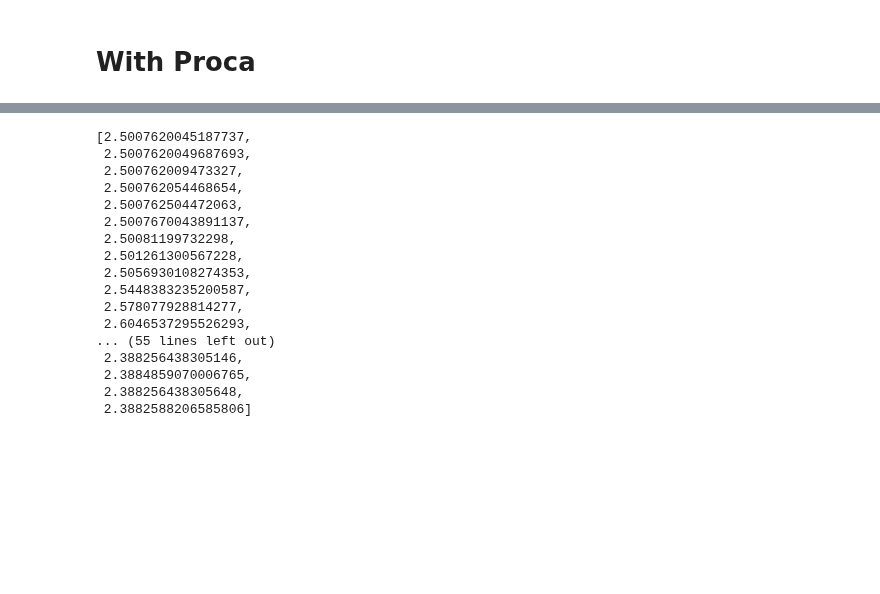
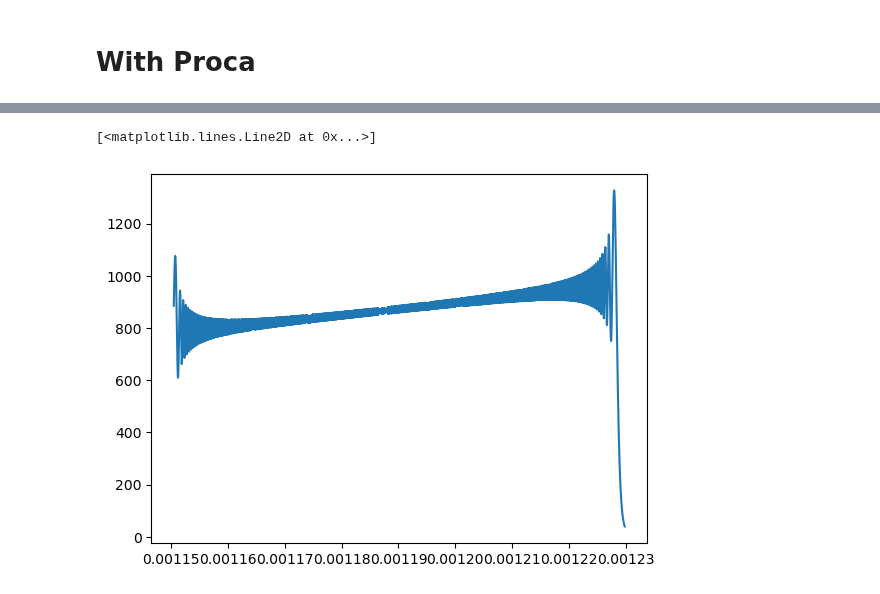
Before and after one commit to Shaun-F/GWGenerator, a Jupyter notebook: Debugging/Compare proca waveforms.ipynb, the cells around one changed output, grey strips where cells are left out. Drawn from its saved outputs; the diff is of its cells as text; code cells hidden in the pictures; blank space fills up the shorter version.

```diff
--- a/Debugging/Compare proca waveforms.ipynb
+++ b/Debugging/Compare proca waveforms.ipynb
@@ -180,20 +179,23 @@ plt.show()
-# %%
-[get_separatrix(0.9,i,1.) for i in wfgen.Trajectory["e"]]
-# %% [output]
-[2.5007620045187737,
- 2.5007620049687693,
- 2.500762009473327,
- 2.500762054468654,
- 2.500762504472063,
- 2.5007670043891137,
- 2.50081199732298,
- 2.501261300567228,
- 2.5056930108274353,
- 2.5448383235200587,
- 2.578077928814277,
- 2.6046537295526293,
-... (55 lines left out)
- 2.388256438305146,
- 2.3884859070006765,
- 2.388256438305648,
- 2.3882588206585806]
+# %%
+tdom = np.arange(len(withoutproca))*dt
+h1 = np.fft.fft(withoutproca)
+h2 = np.fft.fft(withproca)
+realfreqsinx = int(len(tdom)/2)
+freq_range = np.fft.fftfreq(len(tdom), d=(tdom[1]-tdom[0]))[1:realfreqsinx]
+h1 = h1[1:realfreqsinx]
+h2 = h2[1:realfreqsinx]
+lisasens = LisaSensitivity(freq_range)
+
+integrand = h1*np.conjugate(h2)/lisasens
+# %%
+m1 = np.ma.masked_greater(freq_range,0.001).mask
+m2 = np.ma.masked_less(freq_range,1).mask
+mask = np.logical_not(np.logical_and(m1,m2))
+
+masked_freq_range = np.ma.masked_where(mask, freq_range).compressed()
+masked_int = np.ma.masked_where(mask, integrand).compressed()
+# %%
+plt.plot(masked_freq_range[9500:14500],masked_int[9500:14500])
+# %% [output]
+[<matplotlib.lines.Line2D at 0x...>]
+[figure, added]
```
Also changed, not shown: parts of 6 cells of this notebook, 1 other file.
